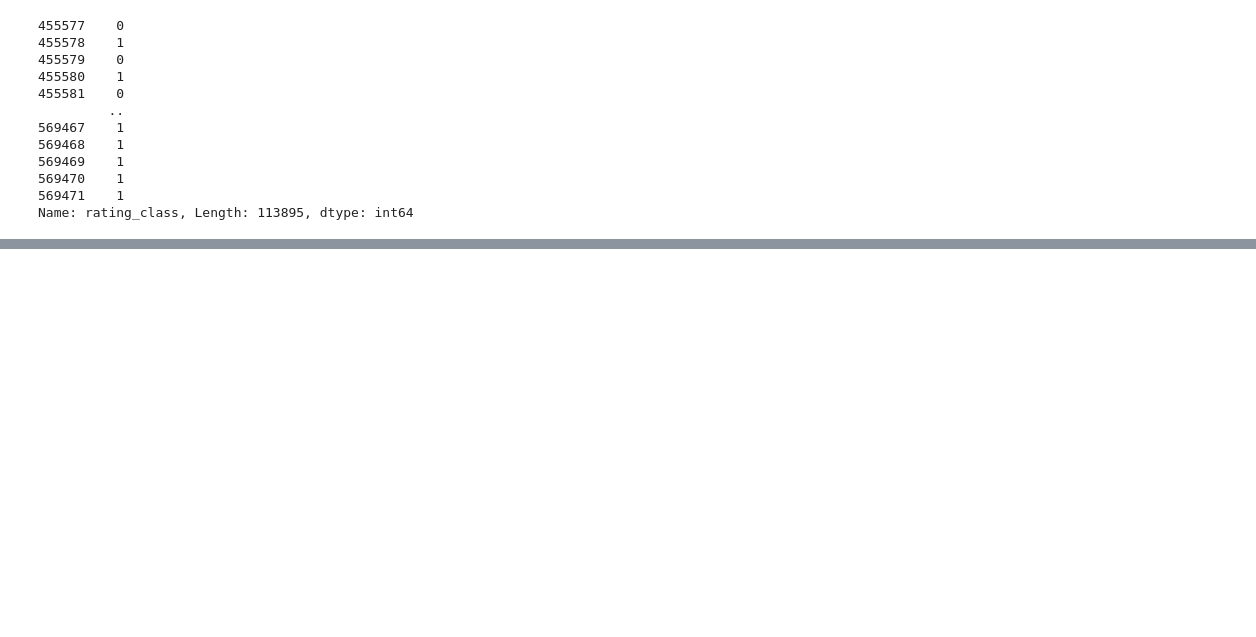
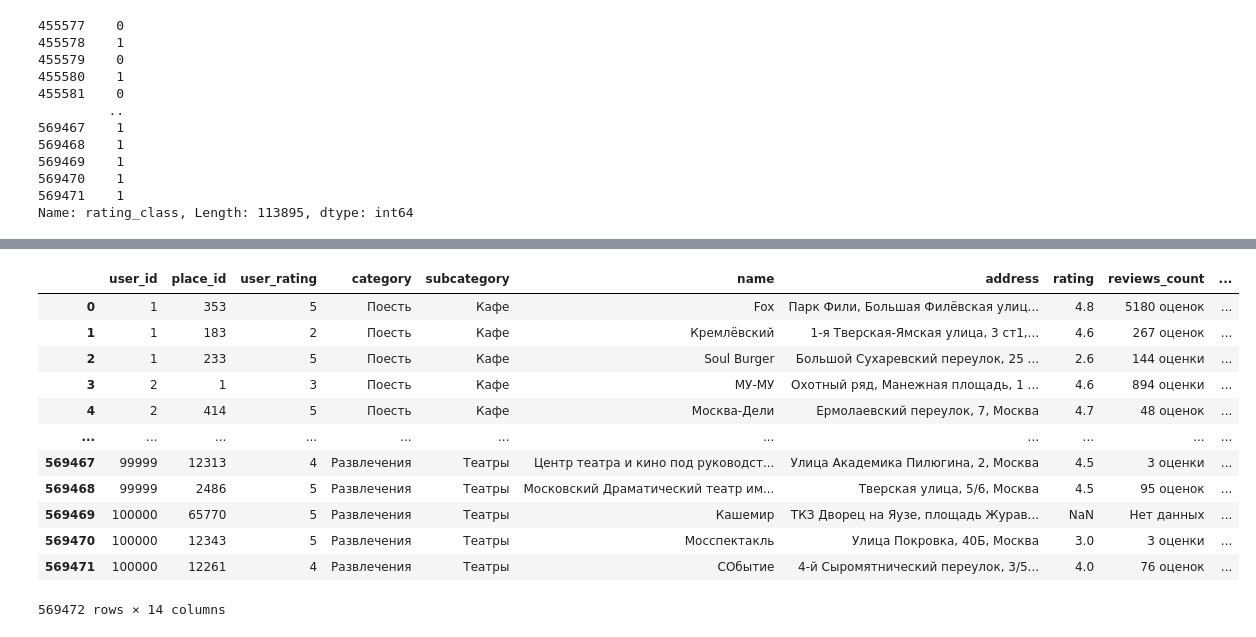
Before and after one commit to evamoorey/services-city-discover, a Jupyter notebook: microservice_reccomendations/RecSys.ipynb, the cells around one changed output, grey strips where cells are left out. Saved outputs shown, nothing was run; the diff lists cells and outputs as text; code cells hidden in the pictures; blank space fills up the shorter version.

```diff
--- a/microservice_reccomendations/RecSys.ipynb
+++ b/microservice_reccomendations/RecSys.ipynb
@@ -669,0 +657,20 @@ NEW_PLACES_DATA
+# %%
+# Подготовка данных для обучения SVD
+ratings_data = data[['user_id', 'name', 'user_rating']]
+ratings_data.columns = ['user_id', 'place_id', 'rating']
+# %%
+# Обучение модели SVD
+def train_svd(ratings_data):
+    reader = Reader(rating_scale=(1, 5))
+    data = Dataset.load_from_df(ratings_data[['user_id', 'place_id', 'rating']], reader)
+
+    algo = SVD()
+    trainset = data.build_full_trainset()
+    algo.fit(trainset)
+
+    user_embeddings = algo.pu
+    place_embeddings = algo.qi
+
+    return user_embeddings, place_embeddings
+# %%
+user_embeddings, place_embeddings = train_svd(ratings_data)
@@ -669,0 +709,28 @@ NEW_PLACES_DATA
+# %%
+# Подготовка данных для обучения CatBoost
+train_data = data.copy()
+
+# Создаем словарь для сопоставления идентификаторов пользователей с их векторными представлениями
+user_embedding_map = {user_id: embedding for user_id, embedding in enumerate(user_embeddings)}
+
+# Получаем векторные представления пользователей из словаря user_embedding_map
+train_data['user_embedding'] = train_data['user_id'].map(lambda x: user_embedding_map.get(x))
+
+# Создаем словарь для сопоставления названий мест с их векторными представлениями
+place_embedding_map = {place_id: embedding for place_id, embedding in zip(ratings_data['place_id'], place_embeddings)}
+# %%
+train_data
+# %% [output]
+|  | user_id | place_id | user_rating | category | subcategory | name | address | rating | reviews_count | ... |
+| 0 | 1 | 353 | 5 | Поесть | Кафе | Fox | Парк Фили, Большая Филёвская улиц... | 4.8 | 5180 оценок | ... |
+| 1 | 1 | 183 | 2 | Поесть | Кафе | Кремлёвский | 1-я Тверская-Ямская улица, 3 ст1,... | 4.6 | 267 оценок | ... |
+| 2 | 1 | 233 | 5 | Поесть | Кафе | Soul Burger | Большой Сухаревский переулок, 25 ... | 2.6 | 144 оценки | ... |
+| 3 | 2 | 1 | 3 | Поесть | Кафе | МУ-МУ | Охотный ряд, Манежная площадь, 1 ... | 4.6 | 894 оценки | ... |
+| 4 | 2 | 414 | 5 | Поесть | Кафе | Москва-Дели | Ермолаевский переулок, 7, Москва | 4.7 | 48 оценок | ... |
+| ... | ... | ... | ... | ... | ... | ... | ... | ... | ... | ... |
+| 569467 | 99999 | 12313 | 4 | Развлечения | Театры | Центр театра и кино под руководст... | Улица Академика Пилюгина, 2, Москва | 4.5 | 3 оценки | ... |
+| 569468 | 99999 | 2486 | 5 | Развлечения | Театры | Московский Драматический театр им... | Тверская улица, 5/6, Москва | 4.5 | 95 оценок | ... |
+| 569469 | 100000 | 65770 | 5 | Развлечения | Театры | Кашемир | ТКЗ Дворец на Яузе, площадь Журав... | NaN | Нет данных | ... |
+| 569470 | 100000 | 12343 | 5 | Развлечения | Театры | Мосспектакль | Улица Покровка, 40Б, Москва | 3.0 | 3 оценки | ... |
+| 569471 | 100000 | 12261 | 4 | Развлечения | Театры | СОбытие | 4-й Сыромятнический переулок, 3/5... | 4.0 | 76 оценок | ... |
+569472 rows × 14 columns
```
Also changed, not shown: parts of 56 cells of this notebook, 7 other files.
